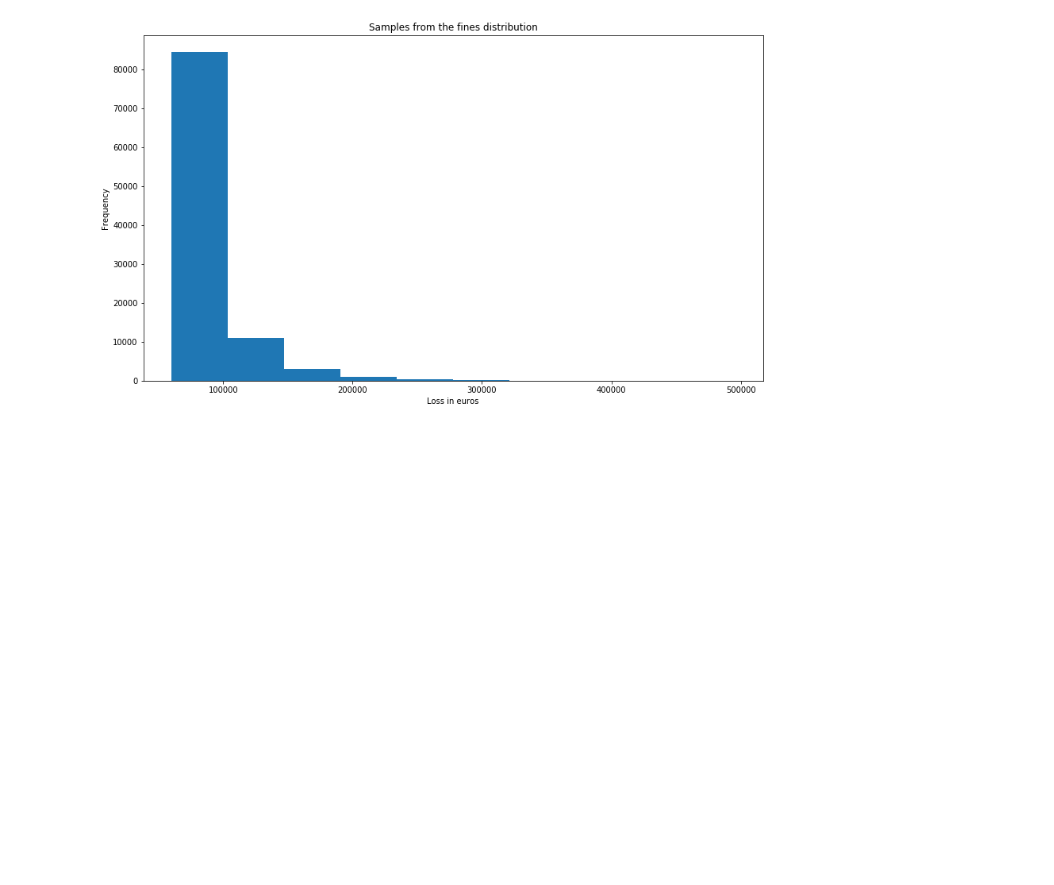
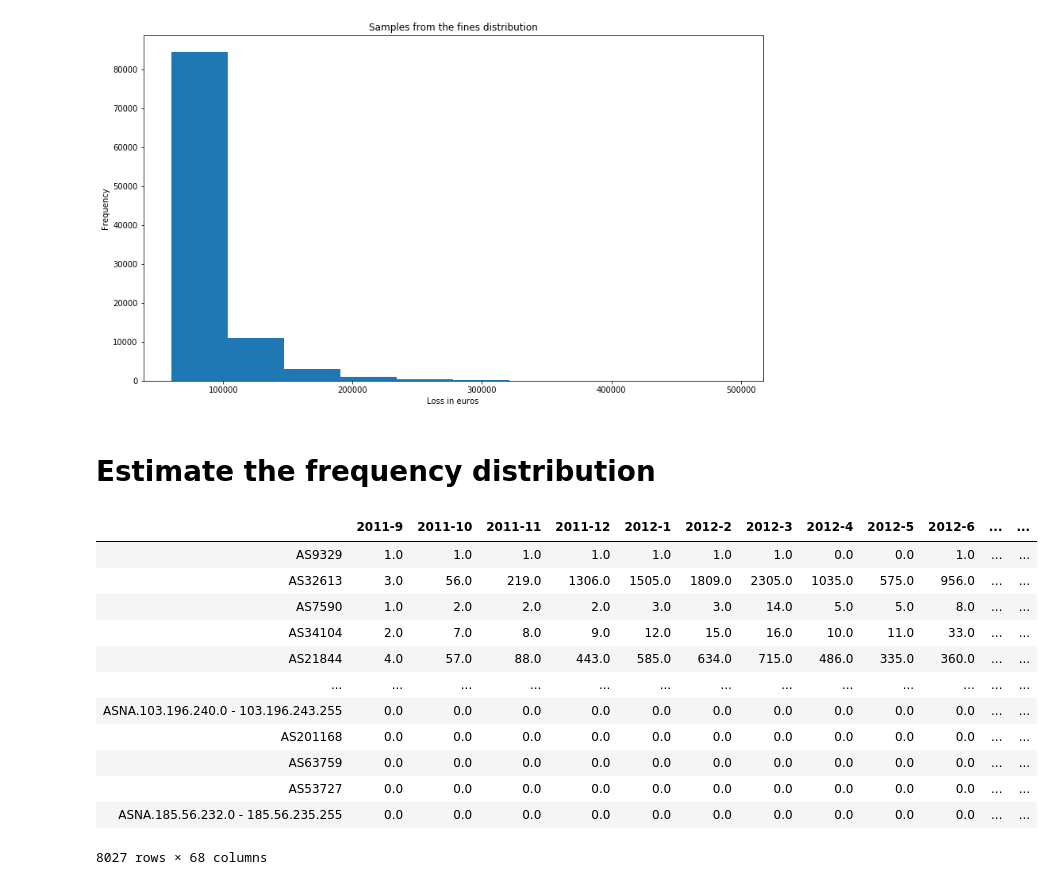
Before and after one commit to samvho/EoCS-portals, a Jupyter notebook: assignment2_data.ipynb, the cells around one changed output. Saved outputs shown, nothing was run; the diff lists cells and outputs as text; code cells hidden in the pictures; blank space fills up the shorter version.

```diff
--- a/assignment2_data.ipynb
+++ b/assignment2_data.ipynb
@@ -92,3 +92,5 @@ plot.set_xlabel('Loss in euros')
 # %% [output]
 Text(0.5, 0, 'Loss in euros')
 [figure]
+# %% [markdown]
+<h1>Estimate the frequency distribution</h1>
@@ -94,0 +101,16 @@ Text(0.5, 0, 'Loss in euros')
+# %%
+df
+# %% [output]
+|  | 2011-9 | 2011-10 | 2011-11 | 2011-12 | 2012-1 | 2012-2 | 2012-3 | 2012-4 | 2012-5 | 2012-6 | ... | ... |
+| AS9329 | 1.0 | 1.0 | 1.0 | 1.0 | 1.0 | 1.0 | 1.0 | 0.0 | 0.0 | 1.0 | ... | ... |
+| AS32613 | 3.0 | 56.0 | 219.0 | 1306.0 | 1505.0 | 1809.0 | 2305.0 | 1035.0 | 575.0 | 956.0 | ... | ... |
+| AS7590 | 1.0 | 2.0 | 2.0 | 2.0 | 3.0 | 3.0 | 14.0 | 5.0 | 5.0 | 8.0 | ... | ... |
+| AS34104 | 2.0 | 7.0 | 8.0 | 9.0 | 12.0 | 15.0 | 16.0 | 10.0 | 11.0 | 33.0 | ... | ... |
+| AS21844 | 4.0 | 57.0 | 88.0 | 443.0 | 585.0 | 634.0 | 715.0 | 486.0 | 335.0 | 360.0 | ... | ... |
+| ... | ... | ... | ... | ... | ... | ... | ... | ... | ... | ... | ... | ... |
+| ASNA.103.196.240.0 - 103.196.243.255 | 0.0 | 0.0 | 0.0 | 0.0 | 0.0 | 0.0 | 0.0 | 0.0 | 0.0 | 0.0 | ... | ... |
+| AS201168 | 0.0 | 0.0 | 0.0 | 0.0 | 0.0 | 0.0 | 0.0 | 0.0 | 0.0 | 0.0 | ... | ... |
+| AS63759 | 0.0 | 0.0 | 0.0 | 0.0 | 0.0 | 0.0 | 0.0 | 0.0 | 0.0 | 0.0 | ... | ... |
+| AS53727 | 0.0 | 0.0 | 0.0 | 0.0 | 0.0 | 0.0 | 0.0 | 0.0 | 0.0 | 0.0 | ... | ... |
+| ASNA.185.56.232.0 - 185.56.235.255 | 0.0 | 0.0 | 0.0 | 0.0 | 0.0 | 0.0 | 0.0 | 0.0 | 0.0 | 0.0 | ... | ... |
+8027 rows × 68 columns
```
Also changed, not shown: parts of 11 cells of this notebook.
